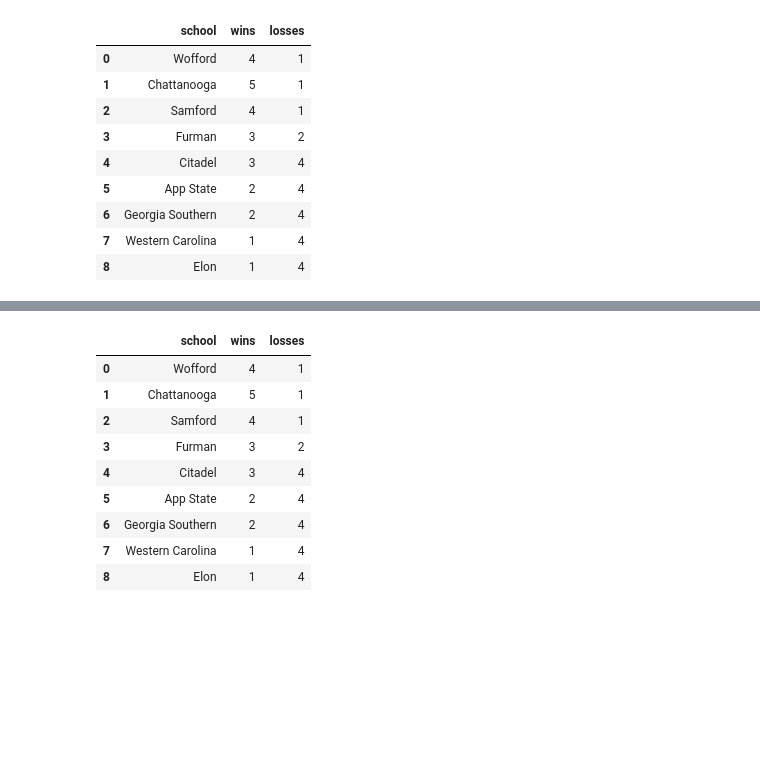
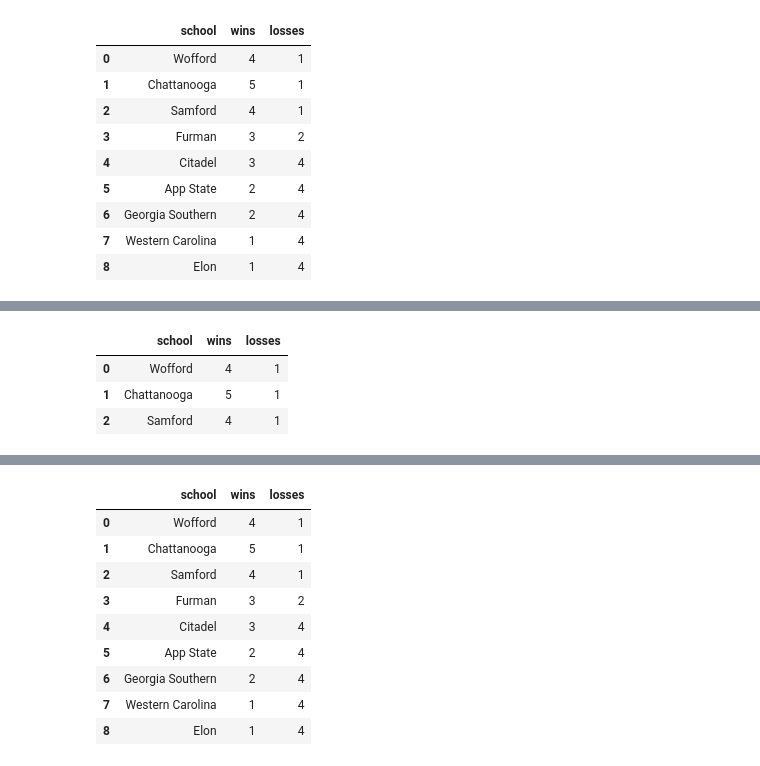
Before and after one commit to corbinbs/pandas-playground, a Jupyter notebook: pandas-intro.ipynb, the cells around one changed output, grey strips where cells are left out. Saved outputs shown, nothing was run; the diff lists cells and outputs as text; code cells hidden in the pictures; blank space fills up the shorter version.

```diff
--- a/pandas-intro.ipynb
+++ b/pandas-intro.ipynb
@@ -103,3 +115,10 @@ socon_standings
+# %%
+socon_standings[socon_standings.wins > 3]
+# %% [output]
+|  | school | wins | losses |
+| 0 | Wofford | 4 | 1 |
+| 1 | Chattanooga | 5 | 1 |
+| 2 | Samford | 4 | 1 |
 # %%
 #dump to Excel
 socon_standings.to_excel('socon_standings_2013.xlsx', index=False)
```
Also changed, not shown: parts of 7 cells of this notebook, 3 other files.
